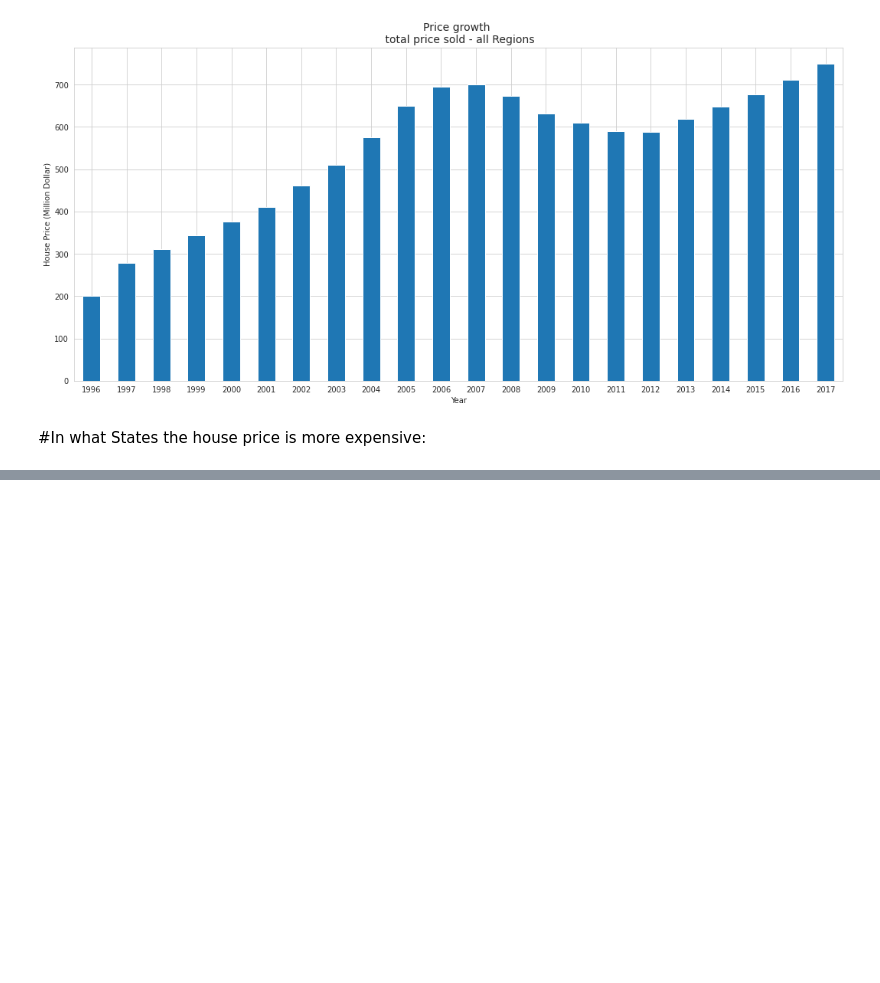
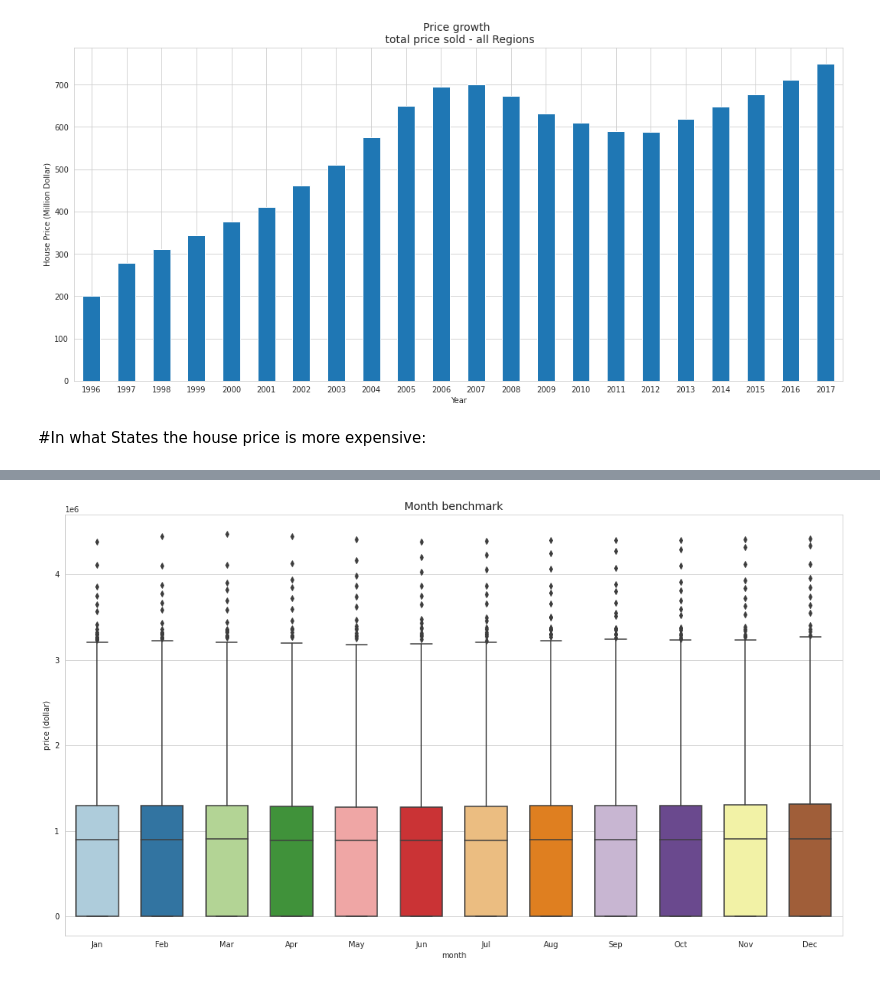
Before and after one commit to MaliheDahmardeh/state-house-price-analysis-SM, a Jupyter notebook: state-house-price-analysis.ipynb, the cells around one changed output, grey strips where cells are left out. Drawn from its saved outputs; the diff is of its cells as text; code cells hidden in the pictures; blank space fills up the shorter version.

```diff
--- a/state-house-price-analysis.ipynb
+++ b/state-house-price-analysis.ipynb
@@ -422,0 +490,6 @@ plt.show()
+# %%
+price_groupby = df[['Date','RegionName','houseprice']].groupby(['Date','RegionName']).sum()
+price_groupby['year'] = (price_groupby.index).to_series().map(lambda x : x[0].year)
+#rice_groupby['weekday'] = (price_groupby.index).to_series().map(lambda x : x[0].isoweekday())
+price_groupby['month'] = (price_groupby.index).to_series().map(lambda x : x[0].month)
+display(price_groupby)
@@ -422,0 +511,11 @@ plt.show()
+# %%
+fig = plt.figure(figsize=(18,10))
+ax  = fig.add_subplot()
+sns.set_style('whitegrid')
+sns.boxplot(data=price_groupby, x='month', y='houseprice', palette='Paired', width=0.65)
+plt.title('Month benchmark', fontsize=14)
+plt.ylabel('price (dollar)')
+ax.set_xticklabels(['Jan','Feb','Mar','Apr','May','Jun','Jul','Aug','Sep','Oct','Nov','Dec'])
+plt.show()
+# %% [output]
+[figure, added]
```
Also changed, not shown: parts of 22 cells of this notebook.
